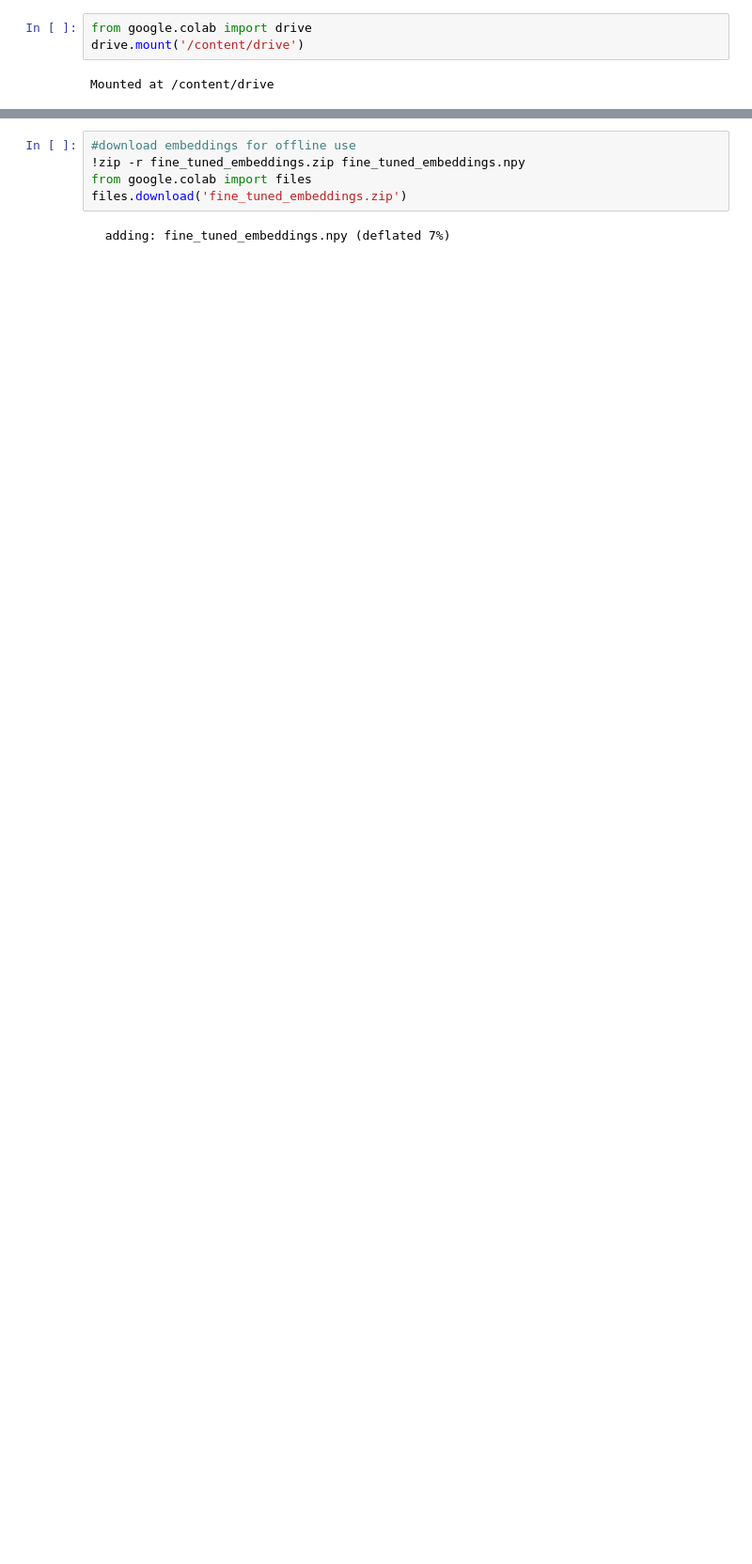
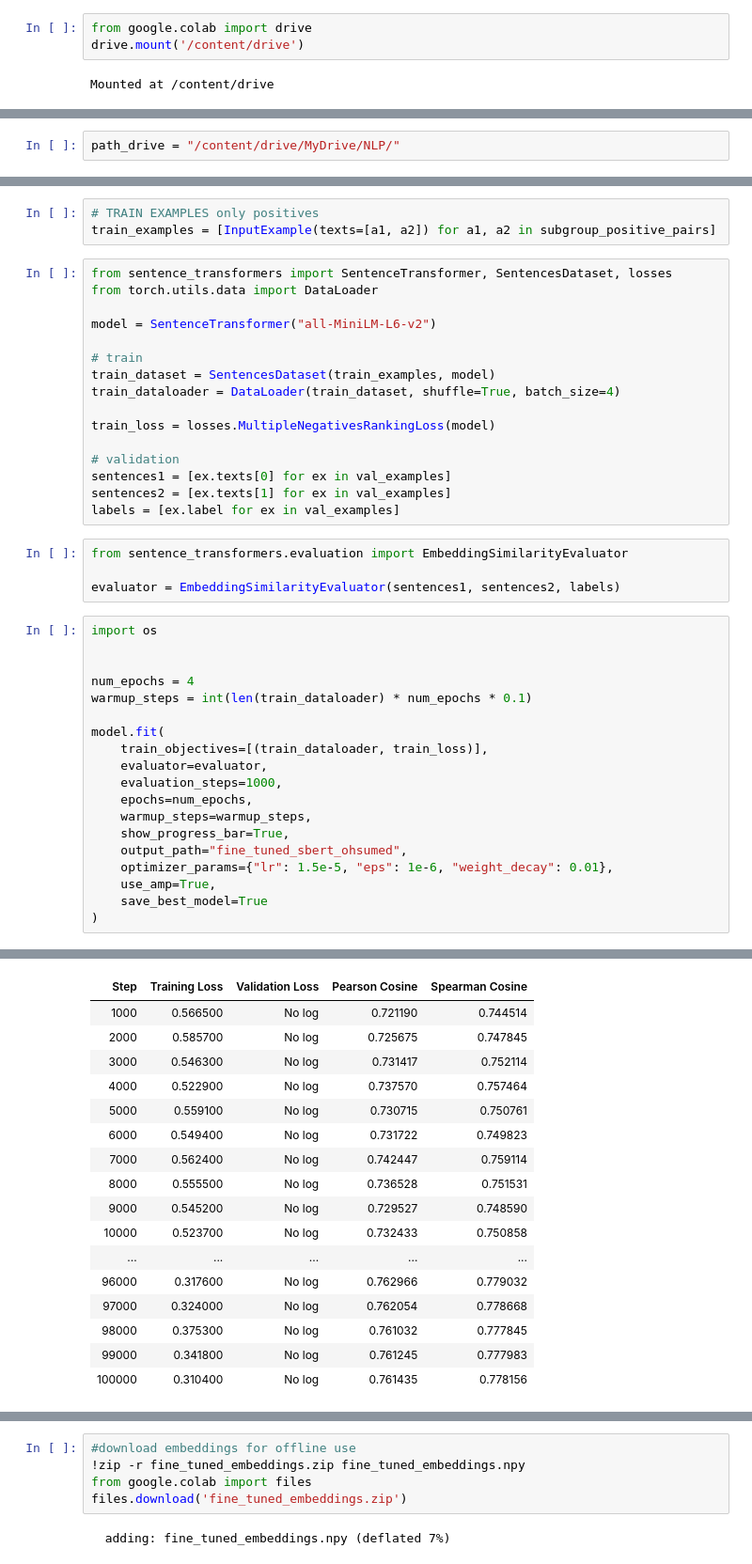
Before and after one commit to atomicSteiner/HealthcareSBERT, a Jupyter notebook: EmbeddingsBuilder.ipynb, the cells around one changed output, grey strips where cells are left out. Shown at 94% size. Cells and saved outputs as stored; diff of their text form; blank space fills up the shorter version.

Commit message:
Last version of embeddings builder

```diff
--- a/EmbeddingsBuilder.ipynb
+++ b/EmbeddingsBuilder.ipynb
@@ -235,0 +8,2 @@ np.save('fine_tuned_embeddings.npy', fine_tuned_embeddings)
+# %%
+path_drive = "/content/drive/MyDrive/NLP/"
@@ -235,0 +132,43 @@ np.save('fine_tuned_embeddings.npy', fine_tuned_embeddings)
+# %%
+# TRAIN EXAMPLES only positives
+train_examples = [InputExample(texts=[a1, a2]) for a1, a2 in subgroup_positive_pairs]
+# %%
+from sentence_transformers import SentenceTransformer, SentencesDataset, losses
+from torch.utils.data import DataLoader
+
+model = SentenceTransformer("all-MiniLM-L6-v2")
+
+# train
+train_dataset = SentencesDataset(train_examples, model)
+train_dataloader = DataLoader(train_dataset, shuffle=True, batch_size=4)
+
+train_loss = losses.MultipleNegativesRankingLoss(model)
+
+# validation
+sentences1 = [ex.texts[0] for ex in val_examples]
+sentences2 = [ex.texts[1] for ex in val_examples]
+labels = [ex.label for ex in val_examples]
+# %%
+from sentence_transformers.evaluation import EmbeddingSimilarityEvaluator
+
+evaluator = EmbeddingSimilarityEvaluator(sentences1, sentences2, labels)
+# %%
+import os
+
+
+num_epochs = 4
+warmup_steps = int(len(train_dataloader) * num_epochs * 0.1)
+
+model.fit(
+    train_objectives=[(train_dataloader, train_loss)],
+    evaluator=evaluator,
+    evaluation_steps=1000,
+    epochs=num_epochs,
+    warmup_steps=warmup_steps,
+    show_progress_bar=True,
+    output_path="fine_tuned_sbert_ohsumed",
+    optimizer_params={"lr": 1.5e-5, "eps": 1e-6, "weight_decay": 0.01},
+    use_amp=True,
+    save_best_model=True
+)
+# %% [output]
@@ -235,0 +178,17 @@ np.save('fine_tuned_embeddings.npy', fine_tuned_embeddings)
+| Step | Training Loss | Validation Loss | Pearson Cosine | Spearman Cosine |
+| 1000 | 0.566500 | No log | 0.721190 | 0.744514 |
+| 2000 | 0.585700 | No log | 0.725675 | 0.747845 |
+| 3000 | 0.546300 | No log | 0.731417 | 0.752114 |
+| 4000 | 0.522900 | No log | 0.737570 | 0.757464 |
+| 5000 | 0.559100 | No log | 0.730715 | 0.750761 |
+| 6000 | 0.549400 | No log | 0.731722 | 0.749823 |
+| 7000 | 0.562400 | No log | 0.742447 | 0.759114 |
+| 8000 | 0.555500 | No log | 0.736528 | 0.751531 |
+| 9000 | 0.545200 | No log | 0.729527 | 0.748590 |
+| 10000 | 0.523700 | No log | 0.732433 | 0.750858 |
+| ... | ... | ... | ... | ... |
+| 96000 | 0.317600 | No log | 0.762966 | 0.779032 |
+| 97000 | 0.324000 | No log | 0.762054 | 0.778668 |
+| 98000 | 0.375300 | No log | 0.761032 | 0.777845 |
+| 99000 | 0.341800 | No log | 0.761245 | 0.777983 |
+| 100000 | 0.310400 | No log | 0.761435 | 0.778156 |
```
Also changed, not shown: parts of 42 cells of this notebook.
